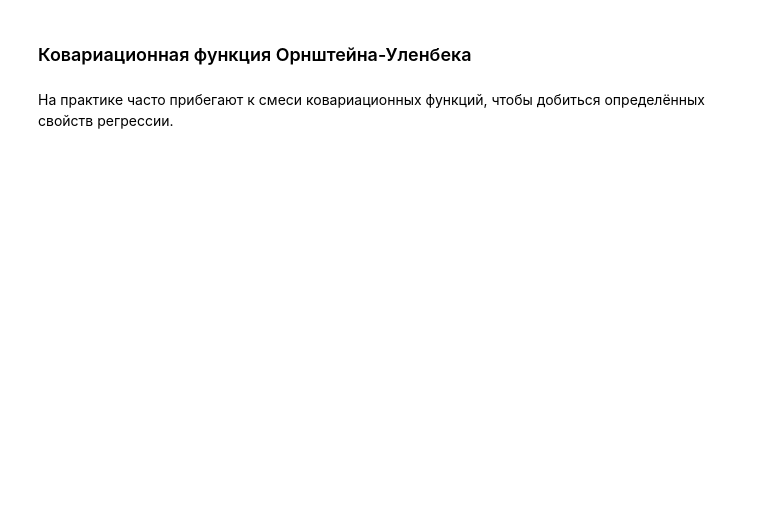
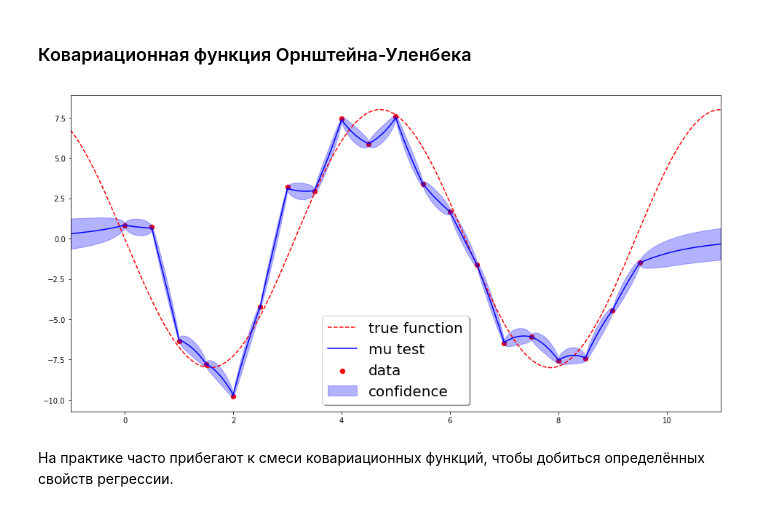
Before and after one commit to Muhamob/bmmo-2019-Fall, a Jupyter notebook: hw/lab_3/BayesOpt-task.ipynb, the cells around one changed output. Cells and saved outputs as stored; diff of their text form; code cells hidden in the pictures; blank space fills up the shorter version.

```diff
--- a/hw/lab_3/BayesOpt-task.ipynb
+++ b/hw/lab_3/BayesOpt-task.ipynb
@@ -116,7 +174,9 @@ beta = 100.0
 kernel = ou_k
 mu_test, sigma_test = predict(X_train, T_train, X_test, theta, beta, kernel)
 # %%
-plot_result()
+plot_result(mu_test, sigma_test)
+# %% [output]
+[figure, added]
 # %% [markdown]
 На практике часто прибегают к смеси ковариационных функций, чтобы добиться определённых свойств регрессии.
 # %%
```
Also changed, not shown: parts of 21 cells of this notebook.
